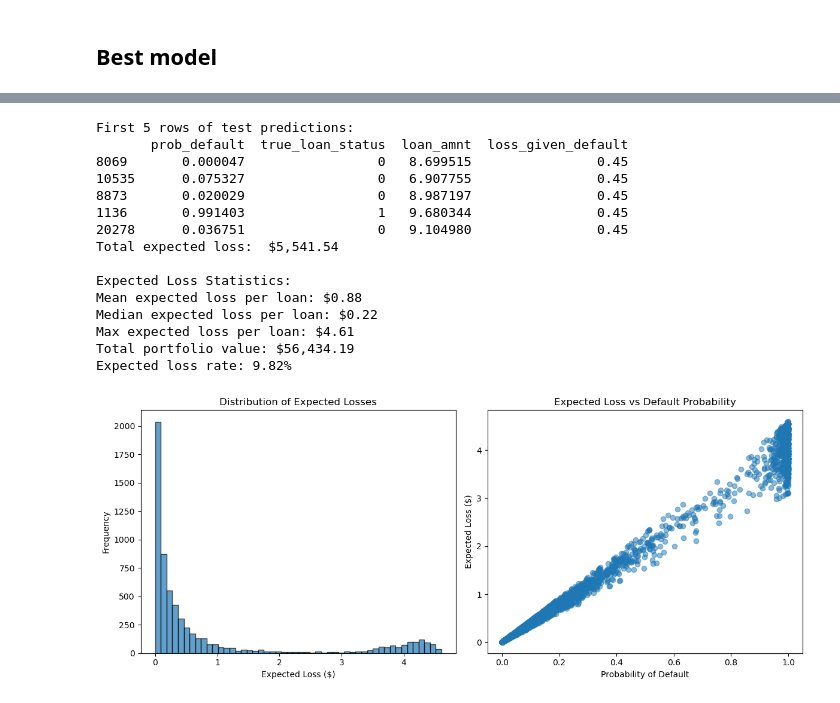
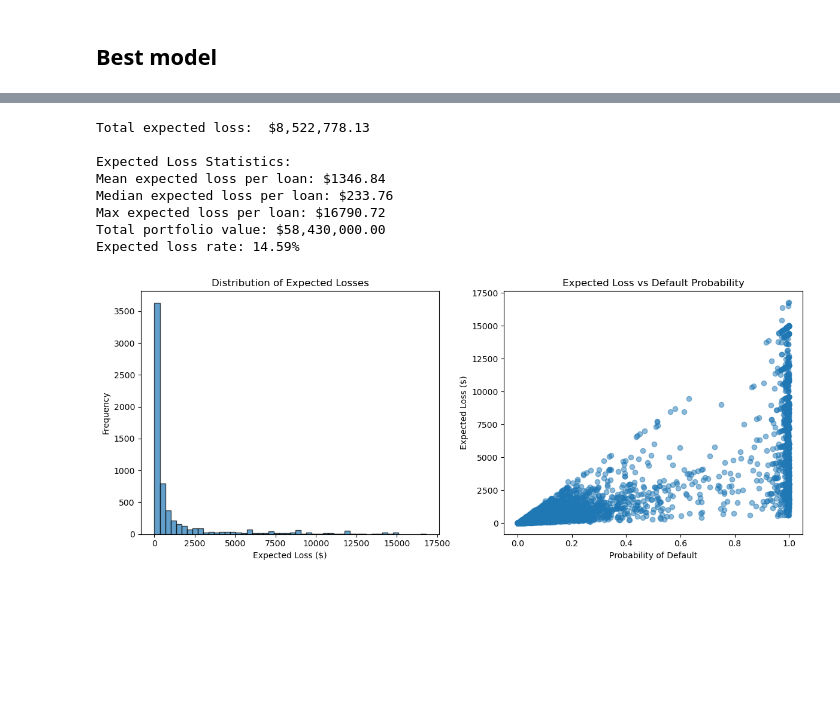
Before and after one commit to Notplays/Credit-Risk, a Jupyter notebook: notebook.ipynb, the cells around one changed output, grey strips where cells are left out. Cells and saved outputs as stored; diff of their text form; code cells hidden in the pictures; blank space fills up the shorter version.

```diff
--- a/notebook.ipynb
+++ b/notebook.ipynb
@@ -1027,4 +1043,4 @@ Feature Contributions:
 # %% [markdown]
 ## Best model
 # %%
-best_tree_model = keras.models.load_model('best_tree_model.keras')
+best_tree_model = joblib.load('best_tree_model.pkl')
@@ -1100 +1047,13 @@ Strategy Table - LightGBM Model
+# %%
+# Get predictions from the fitted LightGBM model
+pred_probs_lgb = best_tree_model.predict_proba(X_test)[:, 1]
+
+# Create a dataframe with predictions, true labels, and loan amounts
+test_pred_df = pd.DataFrame({
+    'prob_default': pred_probs_lgb,
+    'true_loan_status': y_test,
+    'loan_amnt': X_test['loan_amnt'].values  # Add loan amount for calculations
+})
+
+test_pred_df['Total Expected Losses'] = test_pred_df['prob_default'] * test_pred_df['loan_amnt'] * 0.6
 # %%
@@ -1232,72 +1197,41 @@ strat_df
+# %%
+test_pred_df.head(2)
+tot_exp_loss= round(test_pred_df['Total Expected Losses'].sum(),2)
 # %%
-# Calculate total expected loss with Loss Given Default (LGD)
-
-# Get predictions from the fitted LightGBM model
-pred_probs_lgb = lgb_model.predict_proba(X_test)[:, 1]
-
-# Create a dataframe with predictions, true labels, and loan amounts
-test_pred_df = pd.DataFrame({
-    'prob_default': pred_probs_lgb,
-    'true_loan_status': y_test,
-    'loan_amnt': X_test['loan_amnt'].values
-})
-
-# Add Loss Given Default (LGD) - typically ranges from 40-60% for unsecured loans
-# For this example, we'll use 45% (0.45) as a typical LGD for consumer loans
-test_pred_df['loss_given_default'] = 0.45
-
-# Print the first five rows of the data frame
-print("First 5 rows of test predictions:")
-print(test_pred_df.head())
-
-# Calculate the bank's expected loss and assign it to a new column
-test_pred_df['expected_loss'] = test_pred_df['prob_default'] * test_pred_df['loan_amnt'] * test_pred_df['loss_given_default']
-
-# Calculate the total expected loss to two decimal places
-tot_exp_loss = round(np.sum(test_pred_df['expected_loss']), 2)
-
-# Print the total expected loss
 print('Total expected loss: ', '${:,.2f}'.format(tot_exp_loss))
 
 # Additional statistics
 print(f"\nExpected Loss Statistics:")
-print(f"Mean expected loss per loan: ${test_pred_df['expected_loss'].mean():.2f}")
-print(f"Median expected loss per loan: ${test_pred_df['expected_loss'].median():.2f}")
-print(f"Max expected loss per loan: ${test_pred_df['expected_loss'].max():.2f}")
+print(f"Mean expected loss per loan: ${test_pred_df['Total Expected Losses'].mean():.2f}")
+print(f"Median expected loss per loan: ${test_pred_df['Total Expected Losses'].median():.2f}")
+print(f"Max expected loss per loan: ${test_pred_df['Total Expected Losses'].max():.2f}")
 print(f"Total portfolio value: ${test_pred_df['loan_amnt'].sum():,.2f}")
 print(f"Expected loss rate: {(tot_exp_loss / test_pred_df['loan_amnt'].sum()) * 100:.2f}%")
 
 # Show distribution of expected losses
 plt.figure(figsize=(12, 5))
 
 plt.subplot(1, 2, 1)
-plt.hist(test_pred_df['expected_loss'], bins=50, alpha=0.7, edgecolor='black')
+plt.hist(test_pred_df['Total Expected Losses'], bins=50, alpha=0.7, edgecolor='black')
 plt.xlabel('Expected Loss ($)')
 plt.ylabel('Frequency')
 plt.title('Distribution of Expected Losses')
 
 plt.subplot(1, 2, 2)
-plt.scatter(test_pred_df['prob_default'], test_pred_df['expected_loss'], alpha=0.5)
+plt.scatter(test_pred_df['prob_default'], test_pred_df['Total Expected Losses'], alpha=0.5)
 plt.xlabel('Probability of Default')
 plt.ylabel('Expected Loss ($)')
 plt.title('Expected Loss vs Default Probability')
 
 plt.tight_layout()
 plt.show()
 # %% [output]
-First 5 rows of test predictions:
-       prob_default  true_loan_status  loan_amnt  loss_given_default
-8069       0.000047                 0   8.699515                0.45
-10535      0.075327                 0   6.907755                0.45
-8873       0.020029                 0   8.987197                0.45
-1136       0.991403                 1   9.680344                0.45
-20278      0.036751                 0   9.104980                0.45
-Total expected loss:  $5,541.54
+Total expected loss:  $8,522,778.13
 
 Expected Loss Statistics:
-Mean expected loss per loan: $0.88
-Median expected loss per loan: $0.22
-Max expected loss per loan: $4.61
-Total portfolio value: $56,434.19
-Expected loss rate: 9.82%
+Mean expected loss per loan: $1346.84
+Median expected loss per loan: $233.76
+Max expected loss per loan: $16790.72
+Total portfolio value: $58,430,000.00
+Expected loss rate: 14.59%
-[figure, old version]
+[figure, new version]
```
Also changed, not shown: parts of 30 cells of this notebook, 4 other files.
